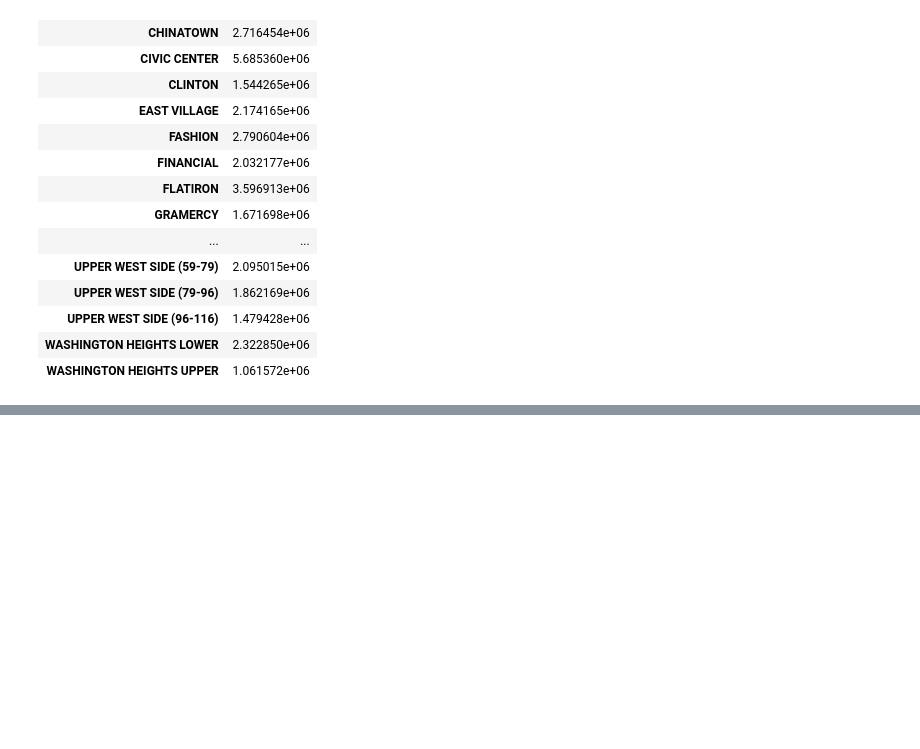
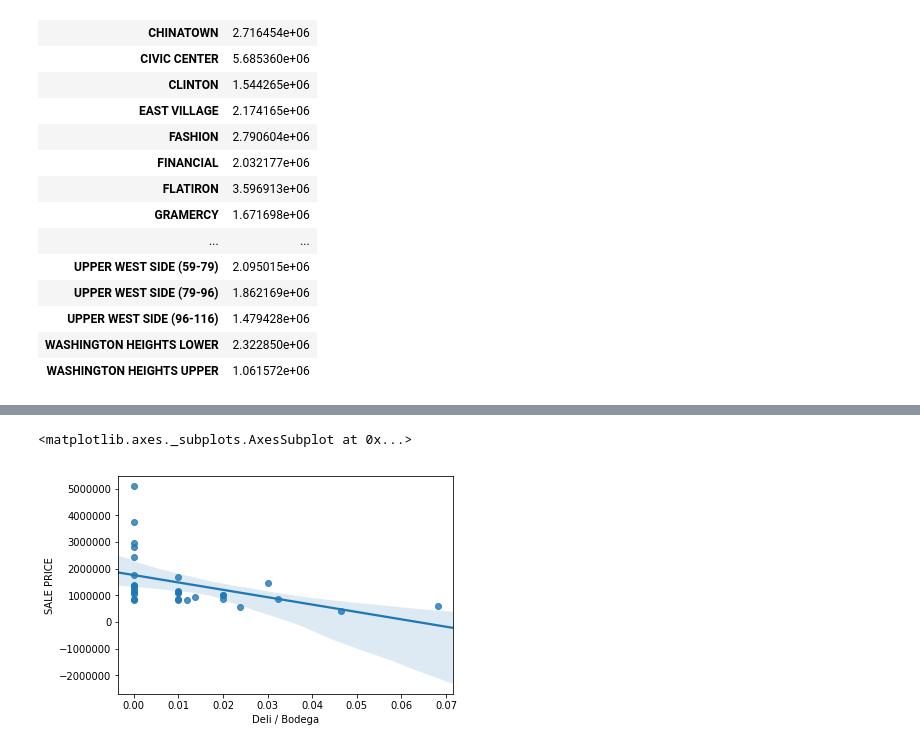
Before and after one commit to zhi-eric-yuan/github-example, a Jupyter notebook: manhattan.ipynb, the cells around one changed output, grey strips where cells are left out. Cells and saved outputs as stored; diff of their text form; code cells hidden in the pictures; blank space fills up the shorter version.

```diff
--- a/manhattan.ipynb
+++ b/manhattan.ipynb
@@ -294,0 +797,5 @@ array(['ALPHABET CITY', 'CHELSEA', 'CHINATOWN', 'CIVIC CENTER', 'CLINTON',
+# %%
+sns.regplot(x=manhattan_grouped['Deli / Bodega'], y=df_manhattan['SALE PRICE'])
+# %% [output]
+<matplotlib.axes._subplots.AxesSubplot at 0x...>
+[figure, added]
```
Also changed, not shown: parts of 40 cells of this notebook, 2 other files.
